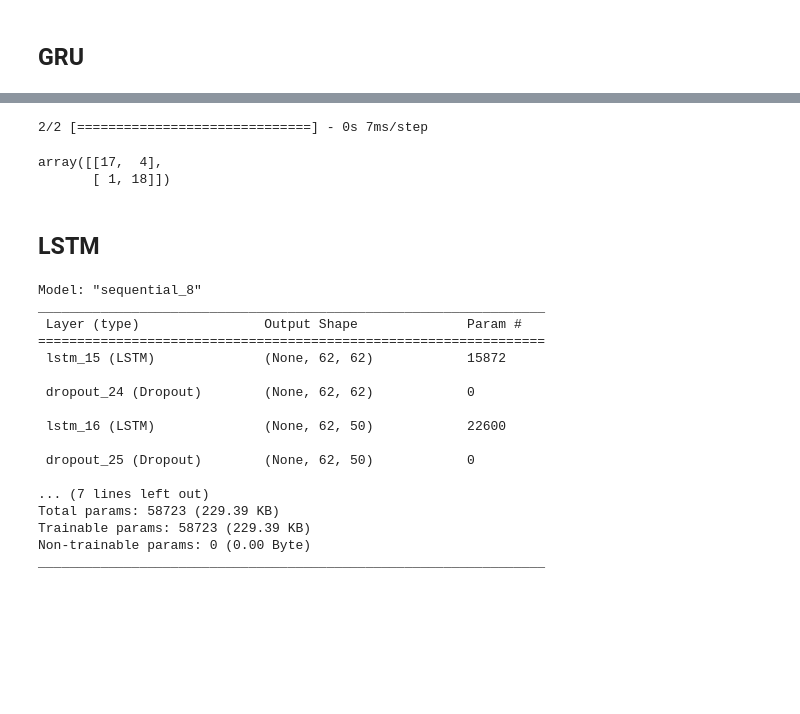
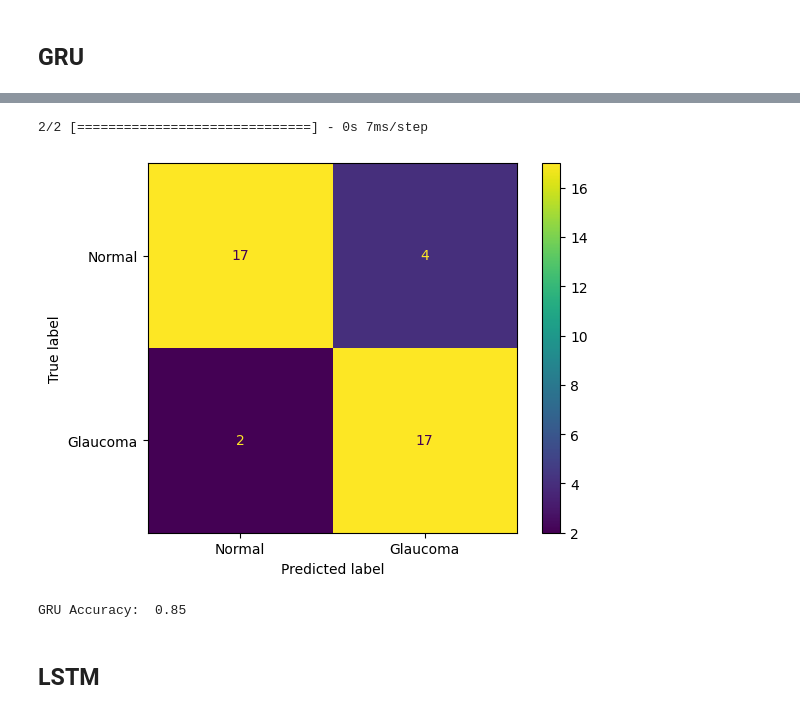
Before and after one commit to salamnocap/ml-book-gru, a Jupyter notebook: gru_glaukoma.ipynb, the cells around one changed output, grey strips where cells are left out. Saved outputs shown, nothing was run; the diff lists cells and outputs as text; code cells hidden in the pictures; blank space fills up the shorter version.

```diff
--- a/gru_glaukoma.ipynb
+++ b/gru_glaukoma.ipynb
@@ -38,13 +40,13 @@ x_train, x_test, y_train, y_test = train_test_split(x, y, test_size=0.2, random_
 # %% [markdown]
 ## GRU
 # %%
-model = Sequential()
-model.add(GRU(62, return_sequences=True, input_shape=(62, 1)))
-model.add(Dropout(0.2))
-model.add(GRU(50, return_sequences=True))
-model.add(Dropout(0.2))
-model.add(GRU(50, return_sequences=False))
-model.add(Dropout(0.2))
-model.add(Dense(1, activation = "sigmoid"))
-model.compile(loss='binary_crossentropy', optimizer='adam', metrics=['accuracy'])
-model.summary()
+model_gru = Sequential()
+model_gru.add(GRU(62, return_sequences=True, input_shape=(62, 1)))
+model_gru.add(Dropout(0.2))
+model_gru.add(GRU(50, return_sequences=True))
+model_gru.add(Dropout(0.2))
+model_gru.add(GRU(50, return_sequences=False))
+model_gru.add(Dropout(0.2))
+model_gru.add(Dense(1, activation = "sigmoid"))
+
+model_gru.compile(loss='binary_crossentropy', optimizer='adam', metrics=['accuracy'])
@@ -69,3 +53,3 @@ _________________________________________________________________
 # %%
-model.fit(x_train, y_train, epochs=15, batch_size=784, validation_data=(x_test, y_test))
+model_gru.fit(x_train, y_train, epochs=12, batch_size=30, validation_data=(x_test, y_test))
 # %% [output]
@@ -116,43 +74,28 @@ Test Accuracy:  0.875
 # %%
-y_hat = model.predict(x_test)
+y_hat = model_gru.predict(x_test)
 y_hat = np.round(y_hat).flatten()
 gru_acc = accuracy_score(y_test, y_hat)
+
+cm = confusion_matrix(y_test, y_hat)
+disp = ConfusionMatrixDisplay(confusion_matrix=cm, display_labels=['Normal', 'Glaucoma'])
+disp.plot()
+plt.show()
+print("GRU Accuracy: ", gru_acc)
 # %% [output]
 2/2 [==============================] - 0s 7ms/step
+[figure, added]
+GRU Accuracy:  0.85
-# %%
-confusion_matrix(y_test, y_hat)
-# %% [output]
-array([[17,  4],
-       [ 1, 18]])
 # %% [markdown]
 ## LSTM
 # %%
-model = Sequential()
-model.add(LSTM(62, return_sequences=True, input_shape=(62, 1)))
-model.add(Dropout(0.2))
-model.add(LSTM(50, return_sequences=True))
-model.add(Dropout(0.2))
-model.add(LSTM(50, return_sequences=False))
-model.add(Dropout(0.2))
-model.add(Dense(1, activation = "sigmoid"))
-model.compile(loss='binary_crossentropy', optimizer='adam', metrics=['accuracy'])
-model.summary()
+model_lstm = Sequential()
+model_lstm.add(LSTM(62, return_sequences=True, input_shape=(62, 1)))
+model_lstm.add(Dropout(0.2))
+model_lstm.add(LSTM(50, return_sequences=True))
+model_lstm.add(Dropout(0.2))
+model_lstm.add(LSTM(50, return_sequences=False))
+model_lstm.add(Dropout(0.2))
+model_lstm.add(Dense(1, activation = "sigmoid"))
+
+model_lstm.compile(loss='binary_crossentropy', optimizer='adam', metrics=['accuracy'])
-# %% [output]
-Model: "sequential_8"
-_________________________________________________________________
- Layer (type)                Output Shape              Param #
-=================================================================
- lstm_15 (LSTM)              (None, 62, 62)            15872
-
- dropout_24 (Dropout)        (None, 62, 62)            0
-
- lstm_16 (LSTM)              (None, 62, 50)            22600
-
- dropout_25 (Dropout)        (None, 62, 50)            0
-
-... (7 lines left out)
-Total params: 58723 (229.39 KB)
-Trainable params: 58723 (229.39 KB)
-Non-trainable params: 0 (0.00 Byte)
-_________________________________________________________________
 # %%
```
Also changed, not shown: parts of 12 cells of this notebook, 1 other file.
